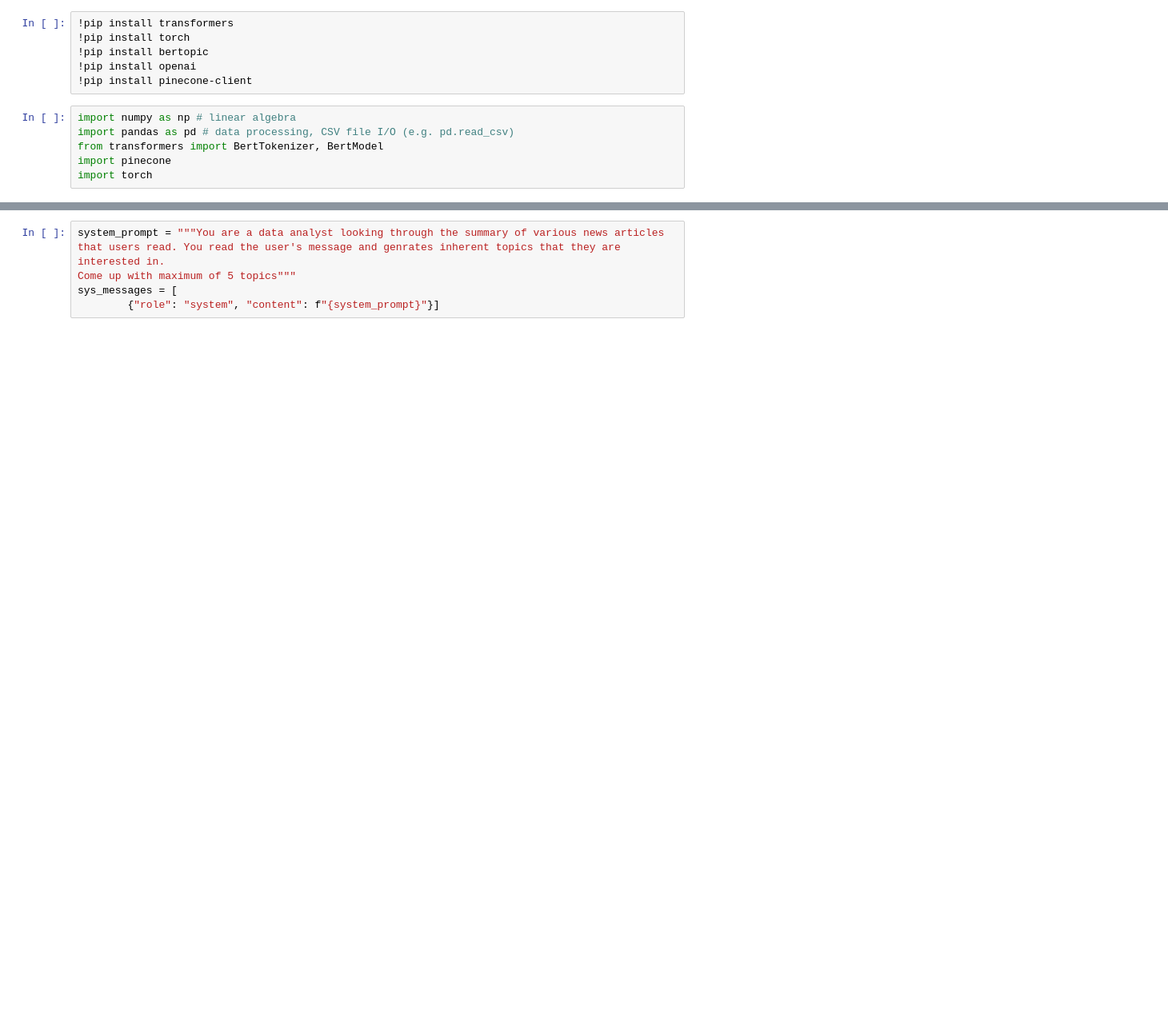
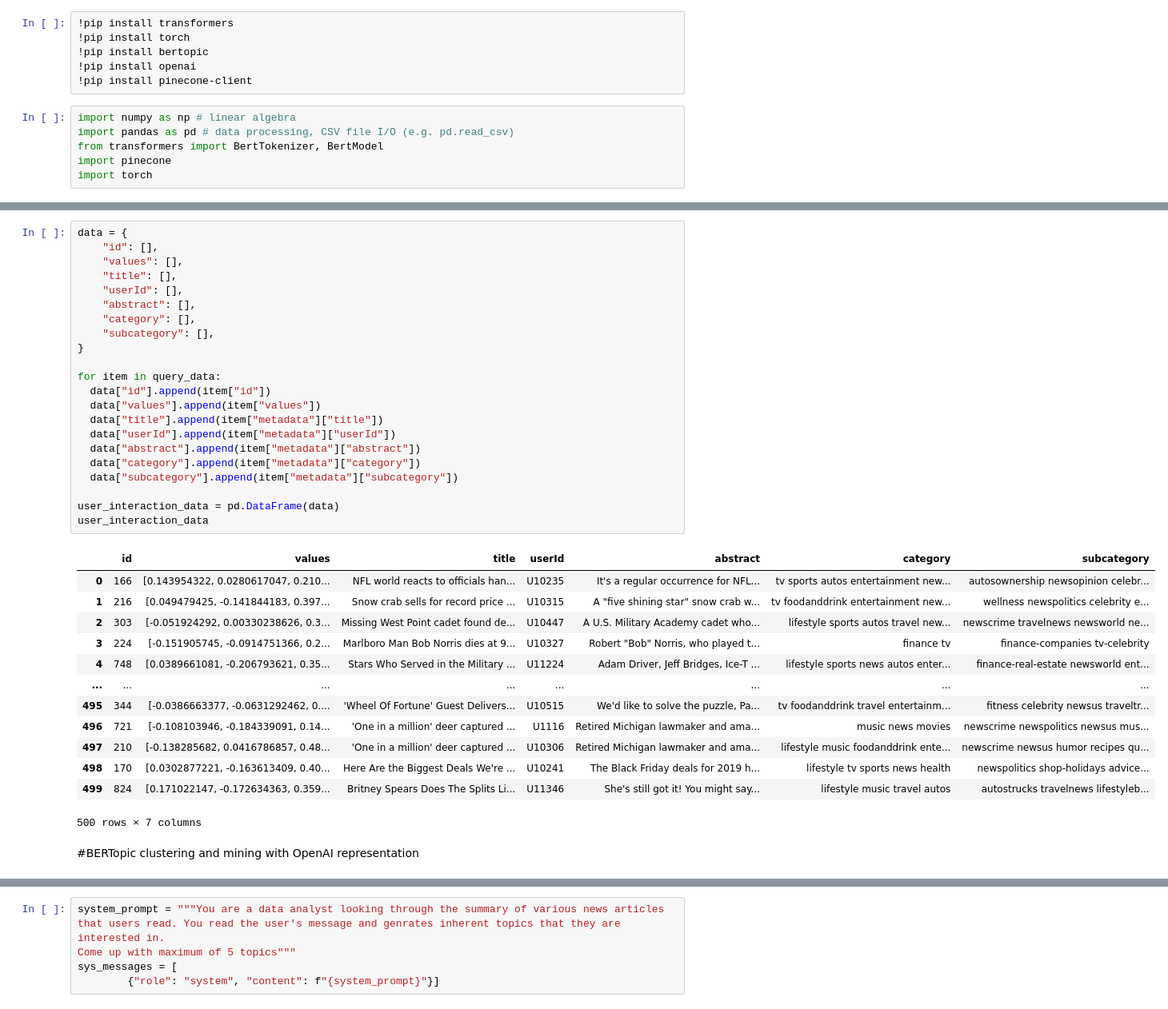
Before and after one commit to My3VM/dhee, a Jupyter notebook: bertopic_openai_cluster.ipynb, the cells around one changed output, grey strips where cells are left out. Shown: that part at 80% size. Saved outputs shown, nothing was run; the diff lists cells and outputs as text; blank space fills up the shorter version.

```diff
--- a/bertopic_openai_cluster.ipynb
+++ b/bertopic_openai_cluster.ipynb
@@ -38,3 +40,41 @@ combined.head
+# %%
+data = {
+    "id": [],
+    "values": [],
+    "title": [],
+    "userId": [],
+    "abstract": [],
+    "category": [],
+    "subcategory": [],
+}
+
+for item in query_data:
+  data["id"].append(item["id"])
+  data["values"].append(item["values"])
+  data["title"].append(item["metadata"]["title"])
+  data["userId"].append(item["metadata"]["userId"])
+  data["abstract"].append(item["metadata"]["abstract"])
+  data["category"].append(item["metadata"]["category"])
+  data["subcategory"].append(item["metadata"]["subcategory"])
+
+user_interaction_data = pd.DataFrame(data)
+user_interaction_data
+# %% [output]
+|  | id | values | title | userId | abstract | category | subcategory |
+| 0 | 166 | [0.143954322, 0.0280617047, 0.210... | NFL world reacts to officials han... | U10235 | It's a regular occurrence for NFL... | tv sports autos entertainment new... | autosownership newsopinion celebr... |
+| 1 | 216 | [0.049479425, -0.141844183, 0.397... | Snow crab sells for record price ... | U10315 | A "five shining star" snow crab w... | tv foodanddrink entertainment new... | wellness newspolitics celebrity e... |
+| 2 | 303 | [-0.051924292, 0.00330238626, 0.3... | Missing West Point cadet found de... | U10447 | A U.S. Military Academy cadet who... | lifestyle sports autos travel new... | newscrime travelnews newsworld ne... |
+| 3 | 224 | [-0.151905745, -0.0914751366, 0.2... | Marlboro Man Bob Norris dies at 9... | U10327 | Robert "Bob" Norris, who played t... | finance tv | finance-companies tv-celebrity |
+| 4 | 748 | [0.0389661081, -0.206793621, 0.35... | Stars Who Served in the Military ... | U11224 | Adam Driver, Jeff Bridges, Ice-T ... | lifestyle sports news autos enter... | finance-real-estate newsworld ent... |
+| ... | ... | ... | ... | ... | ... | ... | ... |
+| 495 | 344 | [-0.0386663377, -0.0631292462, 0.... | 'Wheel Of Fortune' Guest Delivers... | U10515 | We'd like to solve the puzzle, Pa... | tv foodanddrink travel entertainm... | fitness celebrity newsus traveltr... |
+| 496 | 721 | [-0.108103946, -0.184339091, 0.14... | 'One in a million' deer captured ... | U1116 | Retired Michigan lawmaker and ama... | music news movies | newscrime newspolitics newsus mus... |
+| 497 | 210 | [-0.138285682, 0.0416786857, 0.48... | 'One in a million' deer captured ... | U10306 | Retired Michigan lawmaker and ama... | lifestyle music foodanddrink ente... | newscrime newsus humor recipes qu... |
+| 498 | 170 | [0.0302877221, -0.163613409, 0.40... | Here Are the Biggest Deals We're ... | U10241 | The Black Friday deals for 2019 h... | lifestyle tv sports news health | newspolitics shop-holidays advice... |
+| 499 | 824 | [0.171022147, -0.172634363, 0.359... | Britney Spears Does The Splits Li... | U11346 | She's still got it! You might say... | lifestyle music travel autos | autostrucks travelnews lifestyleb... |
+500 rows × 7 columns
+# %% [markdown]
+#BERTopic clustering and mining with OpenAI representation
 # %%
 from bertopic import BERTopic
 from bertopic.representation import OpenAI
```
Also changed, not shown: parts of 28 cells of this notebook.
